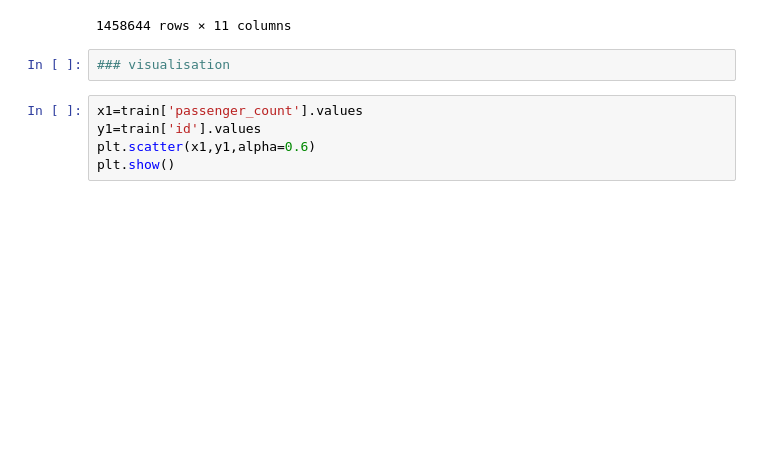
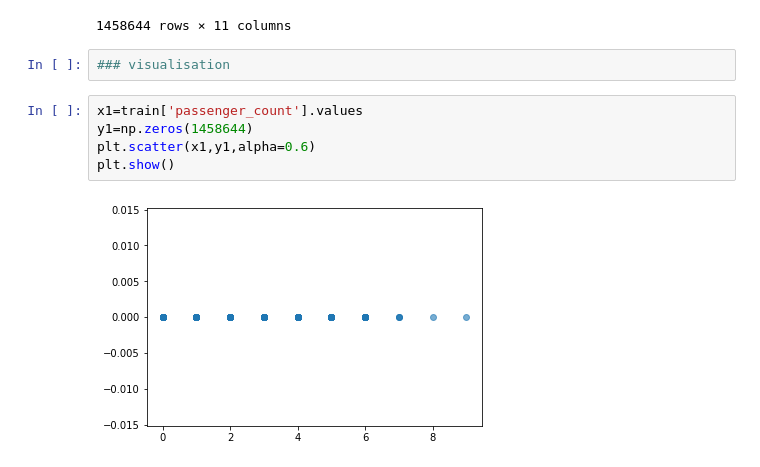
Before and after one commit to Xethagona/Taxi-Coursework, a Jupyter notebook: NYTD.ipynb, the cells around one changed output. Saved outputs shown, nothing was run; the diff lists cells and outputs as text; blank space fills up the shorter version.

```diff
--- a/NYTD.ipynb
+++ b/NYTD.ipynb
@@ -40,6 +40,8 @@ train.sort_values(by='id').reset_index(drop=True)
 ### visualisation
 # %%
 x1=train['passenger_count'].values
-y1=train['id'].values
+y1=np.zeros(1458644)
 plt.scatter(x1,y1,alpha=0.6)
 plt.show()
+# %% [output]
+[figure, added]
```
Also changed, not shown: parts of 9 cells of this notebook.
